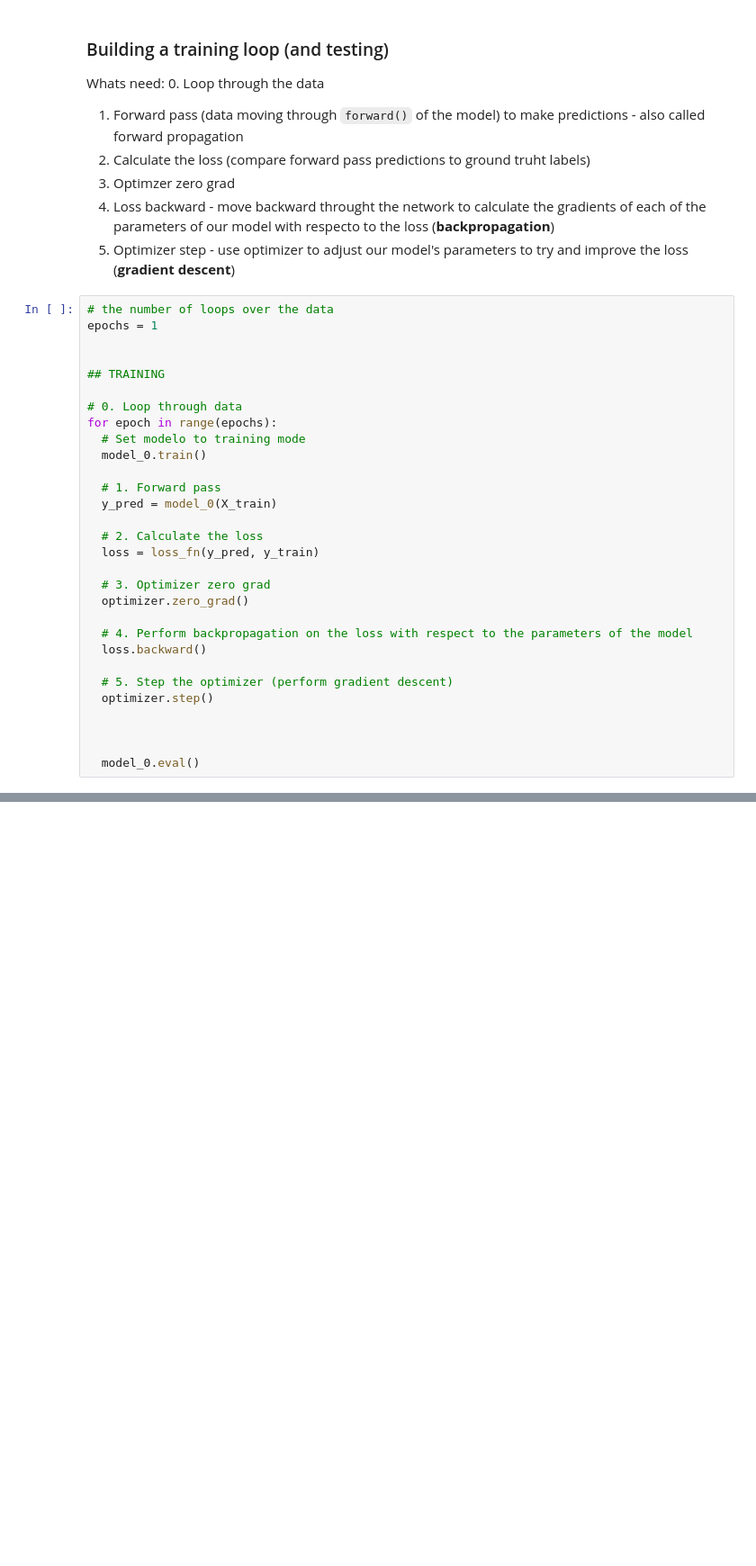
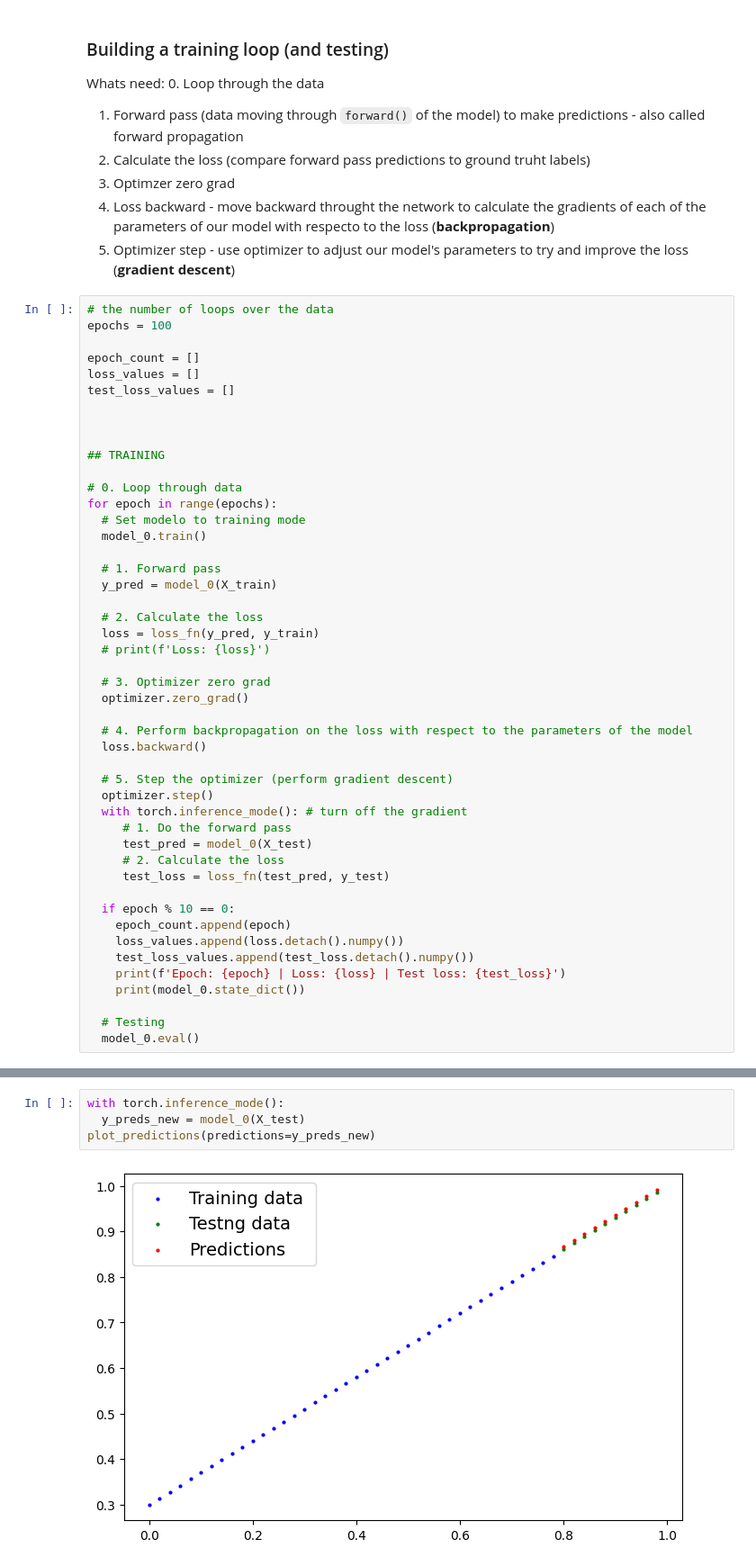
Before and after one commit to pastenar/pytorch101, a Jupyter notebook: 1_0_pytorch_workflow_code.ipynb, the cells around one changed output, grey strips where cells are left out. Shown at 90% size. Saved outputs shown, nothing was run; the diff lists cells and outputs as text; blank space fills up the shorter version.

```diff
--- a/1_0_pytorch_workflow_code.ipynb
+++ b/1_0_pytorch_workflow_code.ipynb
@@ -169,7 +169,12 @@ Whats need:
 5. Optimizer step - use optimizer to adjust our model's parameters to try and improve the loss (**gradient descent**)
 # %%
 # the number of loops over the data
-epochs = 1
+epochs = 100
+
+epoch_count = []
+loss_values = []
+test_loss_values = []
+
 
 
 ## TRAINING
@@ -184,6 +189,7 @@ for epoch in range(epochs):
 
   # 2. Calculate the loss
   loss = loss_fn(y_pred, y_train)
+  # print(f'Loss: {loss}')
 
   # 3. Optimizer zero grad
   optimizer.zero_grad()
@@ -193,7 +199,18 @@ for epoch in range(epochs):
 
   # 5. Step the optimizer (perform gradient descent)
   optimizer.step()
+  with torch.inference_mode(): # turn off the gradient
+     # 1. Do the forward pass
+     test_pred = model_0(X_test)
+     # 2. Calculate the loss
+     test_loss = loss_fn(test_pred, y_test)
 
+  if epoch % 10 == 0:
+    epoch_count.append(epoch)
+    loss_values.append(loss.detach().numpy())
+    test_loss_values.append(test_loss.detach().numpy())
+    print(f'Epoch: {epoch} | Loss: {loss} | Test loss: {test_loss}')
+    print(model_0.state_dict())
 
-
+  # Testing
   model_0.eval()
@@ -199,0 +242,6 @@ for epoch in range(epochs):
+# %%
+with torch.inference_mode():
+  y_preds_new = model_0(X_test)
+plot_predictions(predictions=y_preds_new)
+# %% [output]
+[figure, added]
```
Also changed, not shown: parts of 41 cells of this notebook.
